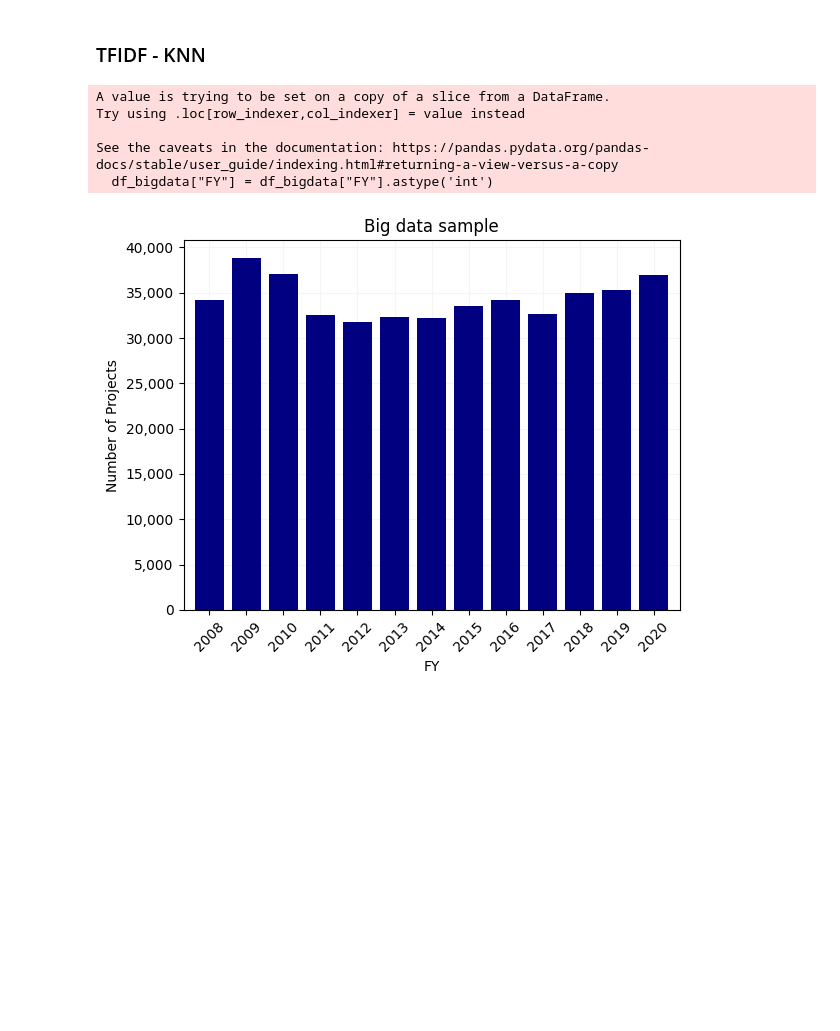
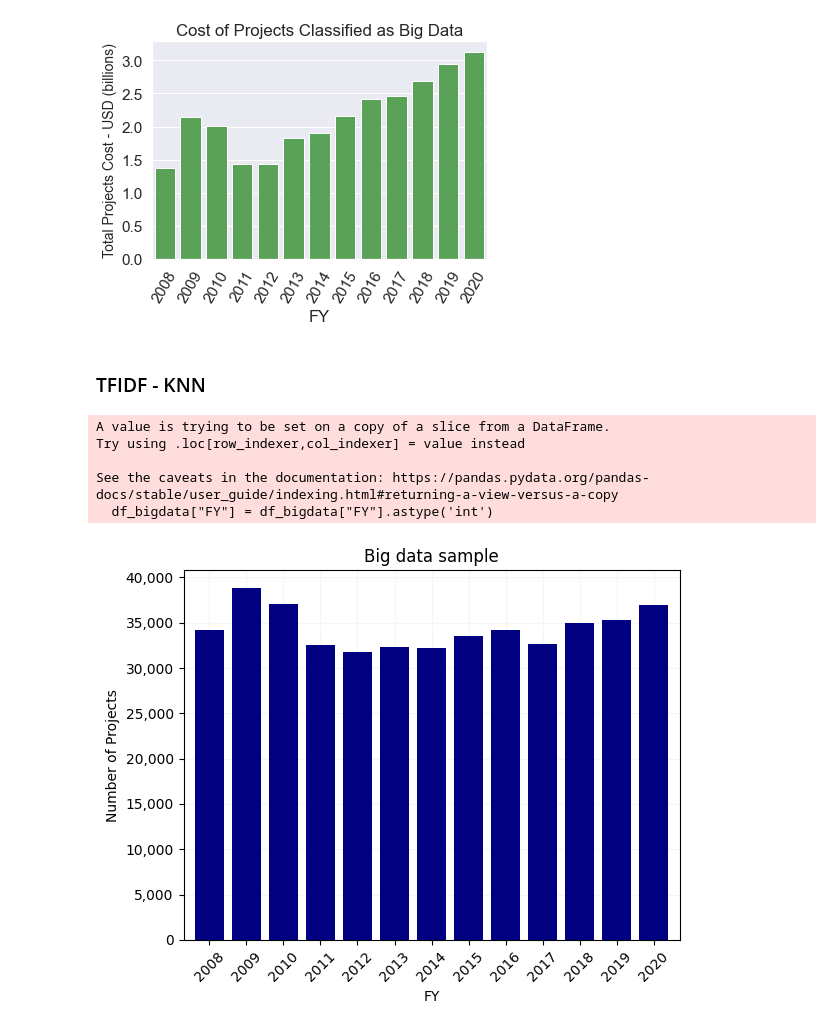
Before and after one commit to uva-bi-sdad/publicrd, a Jupyter notebook: src/Digitalization/classifiers/final_training_set/results_analysis.ipynb, the cells around one changed output. Cells and saved outputs as stored; diff of their text form; code cells hidden in the pictures; blank space fills up the shorter version.

```diff
--- a/src/Digitalization/classifiers/final_training_set/results_analysis.ipynb
+++ b/src/Digitalization/classifiers/final_training_set/results_analysis.ipynb
@@ -0,0 +351,6 @@
+# %%
+# compute dollars per year
+
+dollars_by_year = df_bigdata.groupby(['FY']).agg(COST = ('FY_TOTAL_COST_SUM', 'sum'))
+dollars_by_year['FY'] = dollars_by_year.index
+dollars_by_year
@@ -1,3 +373,23 @@
+# %%
+dollars_by_year['COST'] = dollars_by_year['COST'].values/1000000000
+# %%
+cb_pal = {"blue":'#377eb8', "orange":'#ff7f00', "green":'#4daf4a', "pink":'#f781bf', "brown":'#a65628',
+          "purple":'#984ea3', "gray":'#999999', "red":'#e41a1c', "yellow":'#dede00'}
+# %%
+sns.set(font_scale=1.4)
+fig, ax = plt.subplots()
+sns.barplot(data=dollars_by_year, x='FY', y='COST', color=cb_pal['green'])
+
+#ax.yaxis.set_major_formatter(StrMethodFormatter('{x:,.0f}'))
+plt.xticks(rotation=60)
+
+plt.xlabel("FY")
+plt.ylabel("Total Projects Cost - USD (billions)", fontsize=14)
+plt.title("Cost of Projects Classified as Big Data");
+
+plt.savefig("figures/best_results/big_data_cost_by_yr.png", bbox_inches = "tight")
+# %% [output]
+[figure, added]
 # %% [markdown]
 ### TFIDF - KNN
 # %%
```
Also changed, not shown: parts of 42 cells of this notebook, 14 other files.
